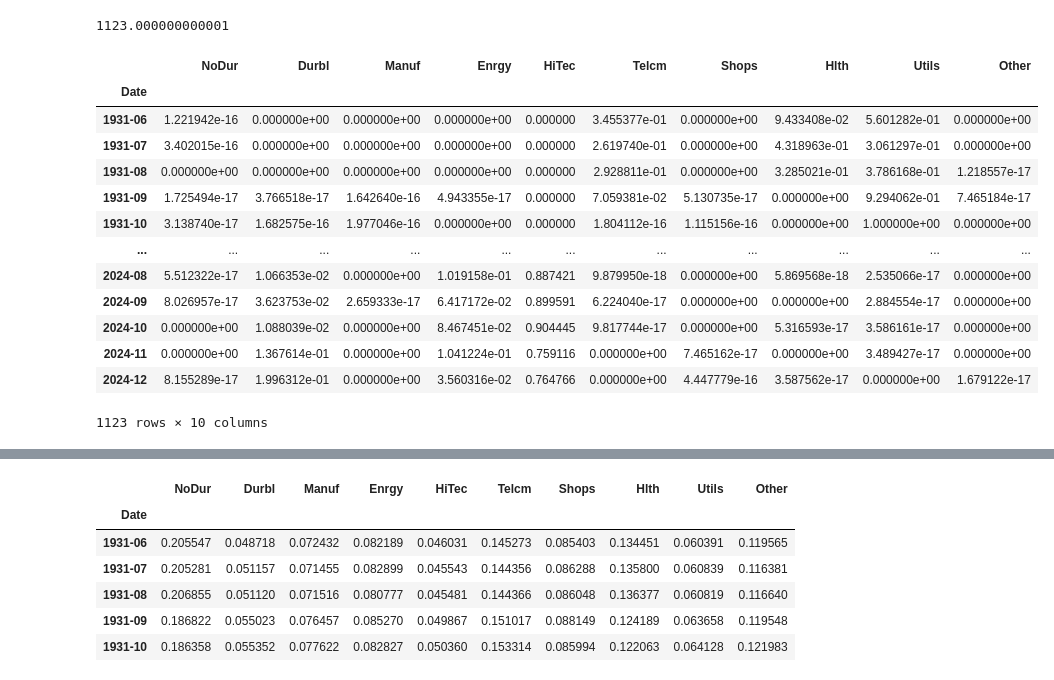
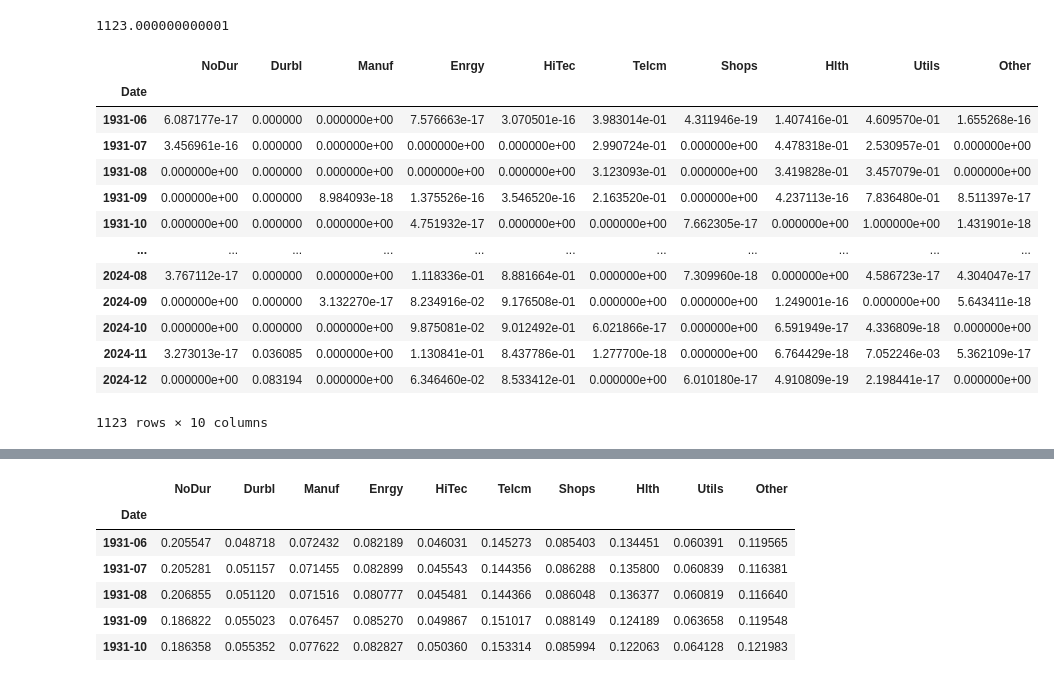
Before and after one commit to fangsitang/TP2_PortfolioManagement, a Jupyter notebook: New_Part_A.ipynb, the cells around one changed output, grey strips where cells are left out. Drawn from its saved outputs; the diff is of its cells as text; code cells hidden in the pictures.

```diff
--- a/New_Part_A.ipynb
+++ b/New_Part_A.ipynb
@@ -2,8 +2,8 @@
 import pandas as pd
 
 # Define file paths
-file_path_return = "Data For Part A/10_Industry_Portfolios.CSV"
-file_path_factor = "Data For Part A/F-F_Factors.csv"
+file_path_return = "10_Industry_Portfolios.CSV"
+file_path_factor = "F-F_Factors.csv"
 
 # Load returns file with explicit header
 df_rets = pd.read_csv(file_path_return, header=0, na_values=[-99.99, -999])
@@ -130,10 +130,10 @@ excess_returns = df_rets.iloc[:, :-1].sub(df_rets["RF"], axis=0)  # Subtract ris
 
 
 # Function to compute negative Sharpe ratio (for minimization)
-def neg_sharpe(weights, mean_ret, cov_matrix, rf):
+def neg_sharpe(weights, mean_ret, cov_matrix):
     port_return = np.dot(weights, mean_ret)  # Expected portfolio return
     port_vol = np.sqrt(weights @ cov_matrix @ weights.T)  # Portfolio standard deviation
-    sharpe_ratio = (port_return - rf) / port_vol
+    sharpe_ratio = port_return / port_vol
     return -sharpe_ratio  # Negative Sharpe to minimize
 
 
@@ -144,45 +144,45 @@ weights_list = []
 for i in range(window - 1, len(excess_returns)):
     rolling_data = excess_returns.iloc[i - window + 1 : i + 1]  # Select 60 months of data
     mean_ret = rolling_data.mean()
     cov_matrix = rolling_data.cov()
     rf = df_rets["RF"].iloc[i]  # Risk-free rate of current month
 
     # Initial guess (equal weights)
     num_assets = len(mean_ret)
     init_guess = np.ones(num_assets) / num_assets
 
     # Define bounds (no short-selling)
     bounds = [(0, 1) for _ in range(num_assets)]  # Weights between 0 and 1
 
     # Constraint: Weights sum to 1
     constraints = ({'type': 'eq', 'fun': lambda w: np.sum(w) - 1})
 
     # Optimize using SLSQP (local search)
-    result = minimize(neg_sharpe, init_guess, args=(mean_ret, cov_matrix, rf),
+    result = minimize(neg_sharpe, init_guess, args=(mean_ret, cov_matrix),
                       method='SLSQP', bounds=bounds, constraints=constraints)
 
     weights_list.append(result.x)  # Store optimized weights
 
 # Convert list to DataFrame
 dates = excess_returns.index[window - 1:]
 weights_df2 = pd.DataFrame(weights_list, index=dates, columns=excess_returns.columns)
 
 weights_df2
 # endregion
 # %% [output]
 |  | NoDur | Durbl | Manuf | Enrgy | HiTec | Telcm | Shops | Hlth | Utils | Other |
 | Date |  |  |  |  |  |  |  |  |  |  |
-| 1931-06 | 1.221942e-16 | 0.000000e+00 | 0.000000e+00 | 0.000000e+00 | 0.000000 | 3.455377e-01 | 0.000000e+00 | 9.433408e-02 | 5.601282e-01 | 0.000000e+00 |
-| 1931-07 | 3.402015e-16 | 0.000000e+00 | 0.000000e+00 | 0.000000e+00 | 0.000000 | 2.619740e-01 | 0.000000e+00 | 4.318963e-01 | 3.061297e-01 | 0.000000e+00 |
-| 1931-08 | 0.000000e+00 | 0.000000e+00 | 0.000000e+00 | 0.000000e+00 | 0.000000 | 2.928811e-01 | 0.000000e+00 | 3.285021e-01 | 3.786168e-01 | 1.218557e-17 |
-| 1931-09 | 1.725494e-17 | 3.766518e-17 | 1.642640e-16 | 4.943355e-17 | 0.000000 | 7.059381e-02 | 5.130735e-17 | 0.000000e+00 | 9.294062e-01 | 7.465184e-17 |
-| 1931-10 | 3.138740e-17 | 1.682575e-16 | 1.977046e-16 | 0.000000e+00 | 0.000000 | 1.804112e-16 | 1.115156e-16 | 0.000000e+00 | 1.000000e+00 | 0.000000e+00 |
+| 1931-06 | 6.087177e-17 | 0.000000 | 0.000000e+00 | 7.576663e-17 | 3.070501e-16 | 3.983014e-01 | 4.311946e-19 | 1.407416e-01 | 4.609570e-01 | 1.655268e-16 |
+| 1931-07 | 3.456961e-16 | 0.000000 | 0.000000e+00 | 0.000000e+00 | 0.000000e+00 | 2.990724e-01 | 0.000000e+00 | 4.478318e-01 | 2.530957e-01 | 0.000000e+00 |
+| 1931-08 | 0.000000e+00 | 0.000000 | 0.000000e+00 | 0.000000e+00 | 0.000000e+00 | 3.123093e-01 | 0.000000e+00 | 3.419828e-01 | 3.457079e-01 | 0.000000e+00 |
+| 1931-09 | 0.000000e+00 | 0.000000 | 8.984093e-18 | 1.375526e-16 | 3.546520e-16 | 2.163520e-01 | 0.000000e+00 | 4.237113e-16 | 7.836480e-01 | 8.511397e-17 |
+| 1931-10 | 0.000000e+00 | 0.000000 | 0.000000e+00 | 4.751932e-17 | 0.000000e+00 | 0.000000e+00 | 7.662305e-17 | 0.000000e+00 | 1.000000e+00 | 1.431901e-18 |
 | ... | ... | ... | ... | ... | ... | ... | ... | ... | ... | ... |
-| 2024-08 | 5.512322e-17 | 1.066353e-02 | 0.000000e+00 | 1.019158e-01 | 0.887421 | 9.879950e-18 | 0.000000e+00 | 5.869568e-18 | 2.535066e-17 | 0.000000e+00 |
-| 2024-09 | 8.026957e-17 | 3.623753e-02 | 2.659333e-17 | 6.417172e-02 | 0.899591 | 6.224040e-17 | 0.000000e+00 | 0.000000e+00 | 2.884554e-17 | 0.000000e+00 |
-| 2024-10 | 0.000000e+00 | 1.088039e-02 | 0.000000e+00 | 8.467451e-02 | 0.904445 | 9.817744e-17 | 0.000000e+00 | 5.316593e-17 | 3.586161e-17 | 0.000000e+00 |
-| 2024-11 | 0.000000e+00 | 1.367614e-01 | 0.000000e+00 | 1.041224e-01 | 0.759116 | 0.000000e+00 | 7.465162e-17 | 0.000000e+00 | 3.489427e-17 | 0.000000e+00 |
-| 2024-12 | 8.155289e-17 | 1.996312e-01 | 0.000000e+00 | 3.560316e-02 | 0.764766 | 0.000000e+00 | 4.447779e-16 | 3.587562e-17 | 0.000000e+00 | 1.679122e-17 |
+| 2024-08 | 3.767112e-17 | 0.000000 | 0.000000e+00 | 1.118336e-01 | 8.881664e-01 | 0.000000e+00 | 7.309960e-18 | 0.000000e+00 | 4.586723e-17 | 4.304047e-17 |
+| 2024-09 | 0.000000e+00 | 0.000000 | 3.132270e-17 | 8.234916e-02 | 9.176508e-01 | 0.000000e+00 | 0.000000e+00 | 1.249001e-16 | 0.000000e+00 | 5.643411e-18 |
+| 2024-10 | 0.000000e+00 | 0.000000 | 0.000000e+00 | 9.875081e-02 | 9.012492e-01 | 6.021866e-17 | 0.000000e+00 | 6.591949e-17 | 4.336809e-18 | 0.000000e+00 |
+| 2024-11 | 3.273013e-17 | 0.036085 | 0.000000e+00 | 1.130841e-01 | 8.437786e-01 | 1.277700e-18 | 0.000000e+00 | 6.764429e-18 | 7.052246e-03 | 5.362109e-17 |
+| 2024-12 | 0.000000e+00 | 0.083194 | 0.000000e+00 | 6.346460e-02 | 8.533412e-01 | 0.000000e+00 | 6.010180e-17 | 4.910809e-19 | 2.198441e-17 | 0.000000e+00 |
 1123 rows × 10 columns
 # %%
 row_sums = weights_df2.sum(axis=1)
```
Also changed, not shown: parts of 5 cells of this notebook.
